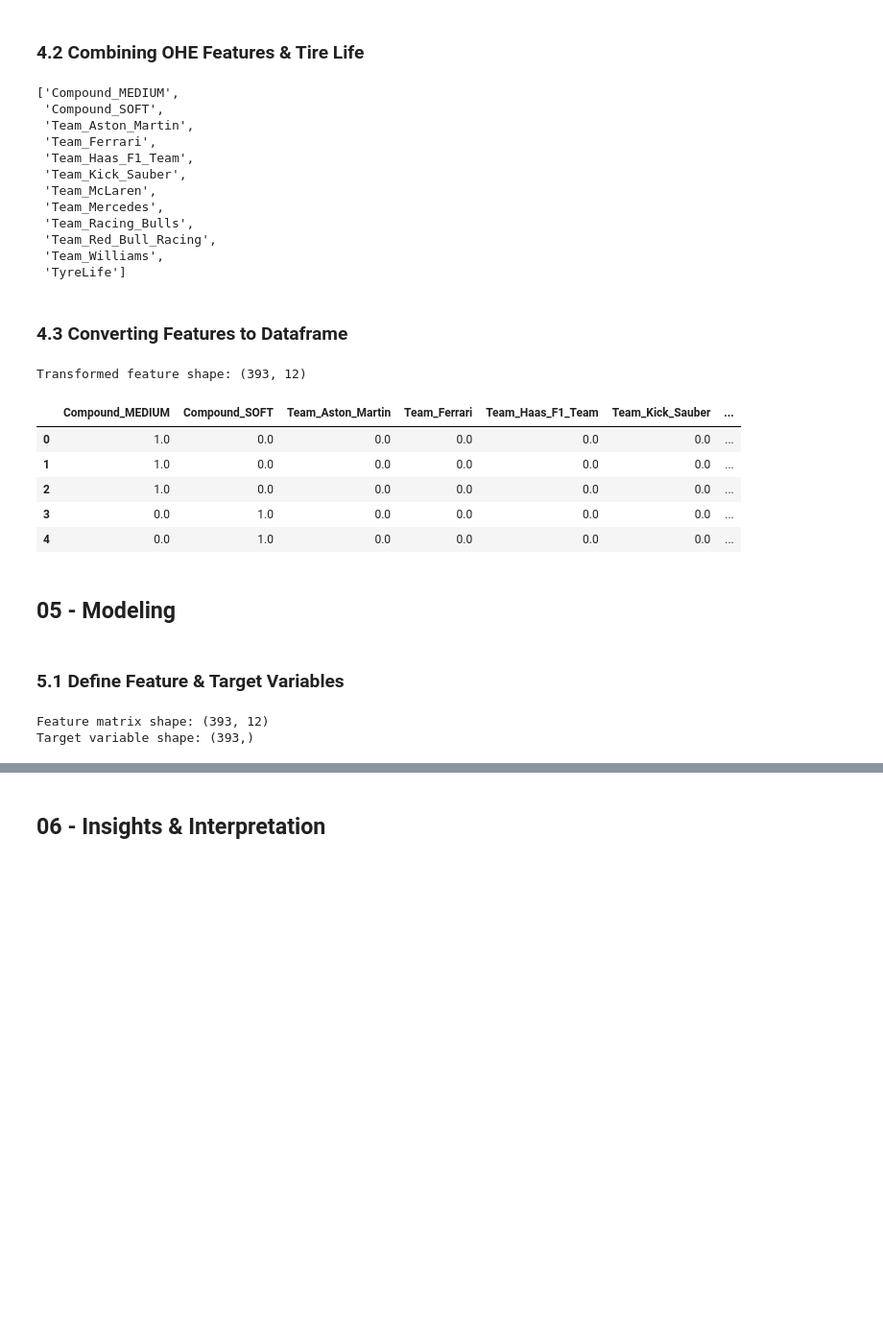
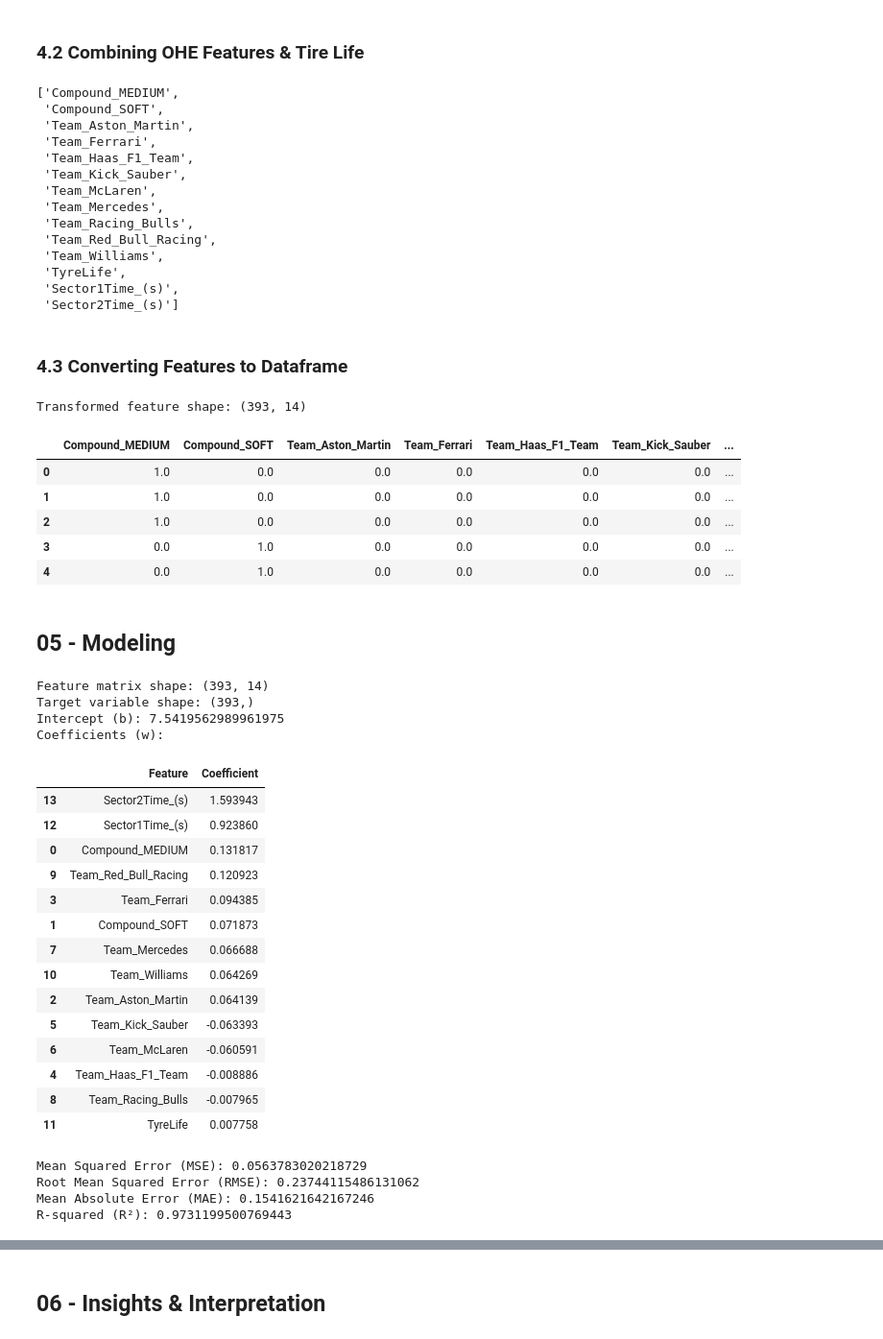
Before and after one commit to hai-henry/f1-midlap-predictor, a Jupyter notebook: notebooks/midlap-predictor.ipynb, the cells around one changed output, grey strips where cells are left out. Shown at 96% size. Saved outputs shown, nothing was run; the diff lists cells and outputs as text; code cells hidden in the pictures; blank space fills up the shorter version.

Commit message:
Update Baseline Model

```diff
--- a/notebooks/midlap-predictor.ipynb
+++ b/notebooks/midlap-predictor.ipynb
@@ -509,11 +509,11 @@ Team pace differences highlight the performance gap between cars and teams. Fron
 from sklearn.preprocessing import OneHotEncoder
 from sklearn.compose import ColumnTransformer
 
-X = quicklaps[['Compound', 'Team', 'TyreLife']]
+X = quicklaps[['Compound', 'Team', 'TyreLife', 'Sector1Time (s)', 'Sector2Time (s)']].copy() # Features
 
 # Feature groups (Categorical and numeric)
 CATEGORICAL_COLS = ['Compound', 'Team']
-NUMERIC_COLS     = ['TyreLife']
+NUMERIC_COLS     = ['TyreLife', 'Sector1Time (s)', 'Sector2Time (s)']
 
 # One Hot Encoder for converting categorical features into numeric
 ohe = OneHotEncoder(drop ='first', handle_unknown ='ignore', sparse_output = False)
@@ -550,7 +550,9 @@ display(final_feature_names)
  'Team_Racing_Bulls',
  'Team_Red_Bull_Racing',
  'Team_Williams',
- 'TyreLife']
+ 'TyreLife',
+ 'Sector1Time_(s)',
+ 'Sector2Time_(s)']
 # %% [markdown]
 ### 4.3 Converting Features to Dataframe
 # %%
@@ -559,7 +561,7 @@ X_encoded = pd.DataFrame(X_transformed, columns = final_feature_names, index = X
 print("Transformed feature shape:", X_encoded.shape)
 display(X_encoded.head())
 # %% [output]
-Transformed feature shape: (393, 12)
+Transformed feature shape: (393, 14)
 |  | Compound_MEDIUM | Compound_SOFT | Team_Aston_Martin | Team_Ferrari | Team_Haas_F1_Team | Team_Kick_Sauber | ... |
 | 0 | 1.0 | 0.0 | 0.0 | 0.0 | 0.0 | 0.0 | ... |
 | 1 | 1.0 | 0.0 | 0.0 | 0.0 | 0.0 | 0.0 | ... |
@@ -568,13 +570,68 @@ Transformed feature shape: (393, 12)
 | 4 | 0.0 | 1.0 | 0.0 | 0.0 | 0.0 | 0.0 | ... |
 # %% [markdown]
 ## 05 - Modeling
-# %% [markdown]
-### 5.1 Define Feature & Target Variables
 # %%
+from sklearn.linear_model import LinearRegression
+from sklearn.model_selection import train_test_split
+from sklearn.metrics import root_mean_squared_error, mean_absolute_error, mean_squared_error, r2_score
+
+
 X = X_encoded # Update X with the transformed features (has been fitted and transformed)
 y = quicklaps['LapTime (s)'].astype(float) # Define target variable as LapTime in seconds
 print("Feature matrix shape:", X.shape)
 print("Target variable shape:", y.shape)
+
+# Split the data into training and testing sets (80% train, 20% test)
+X_train, X_test, y_train, y_test = train_test_split(X, y, test_size = 0.2, random_state = 42)
+
+
+model = LinearRegression()
+model.fit(X_train, y_train) # Fit the model to the training data
+
+b = model.intercept_ # Get the intercept
+w = model.coef_ # Get the coefficients
+print("Intercept (b):", b) # Baseline LapTime
+print("Coefficients (w):") # Weights for each feature (dropped Hard and Team_Alpine )
+
+coef_df = pd.DataFrame({
+    "Feature": X_train.columns,
+    "Coefficient": model.coef_
+})
+# Sort by magnitude of coefficients (greatest impact on LapTime)
+coef_df = coef_df.reindex(coef_df.Coefficient.abs().sort_values(ascending = False).index)
+display(coef_df)
+
+y_pred = model.predict(X_test) # Predict LapTimes for the test set
+
+mse = mean_squared_error(y_test, y_pred) # Mean Squared Error
+rmse = root_mean_squared_error(y_test, y_pred) # Root Mean Squared Error
+mae = mean_absolute_error(y_test, y_pred) # Mean Absolute Error
+rsq = r2_score(y_test, y_pred) # R-squared score
+print("Mean Squared Error (MSE):", mse)
+print("Root Mean Squared Error (RMSE):", rmse)
+print("Mean Absolute Error (MAE):", mae)
+print("R-squared (R²):", rsq)
 # %% [output]
-Feature matrix shape: (393, 12)
+Feature matrix shape: (393, 14)
 Target variable shape: (393,)
+Intercept (b): 7.5419562989961975
+Coefficients (w):
+|  | Feature | Coefficient |
+| 13 | Sector2Time_(s) | 1.593943 |
+| 12 | Sector1Time_(s) | 0.923860 |
+| 0 | Compound_MEDIUM | 0.131817 |
+| 9 | Team_Red_Bull_Racing | 0.120923 |
+| 3 | Team_Ferrari | 0.094385 |
+| 1 | Compound_SOFT | 0.071873 |
+| 7 | Team_Mercedes | 0.066688 |
+| 10 | Team_Williams | 0.064269 |
+| 2 | Team_Aston_Martin | 0.064139 |
+| 5 | Team_Kick_Sauber | -0.063393 |
+| 6 | Team_McLaren | -0.060591 |
+| 4 | Team_Haas_F1_Team | -0.008886 |
+| 8 | Team_Racing_Bulls | -0.007965 |
+| 11 | TyreLife | 0.007758 |
+Mean Squared Error (MSE): 0.0563783020218729
+Root Mean Squared Error (RMSE): 0.23744115486131062
+Mean Absolute Error (MAE): 0.1541621642167246
+R-squared (R²): 0.9731199500769443
```
Also changed, not shown: parts of 6 cells of this notebook.
